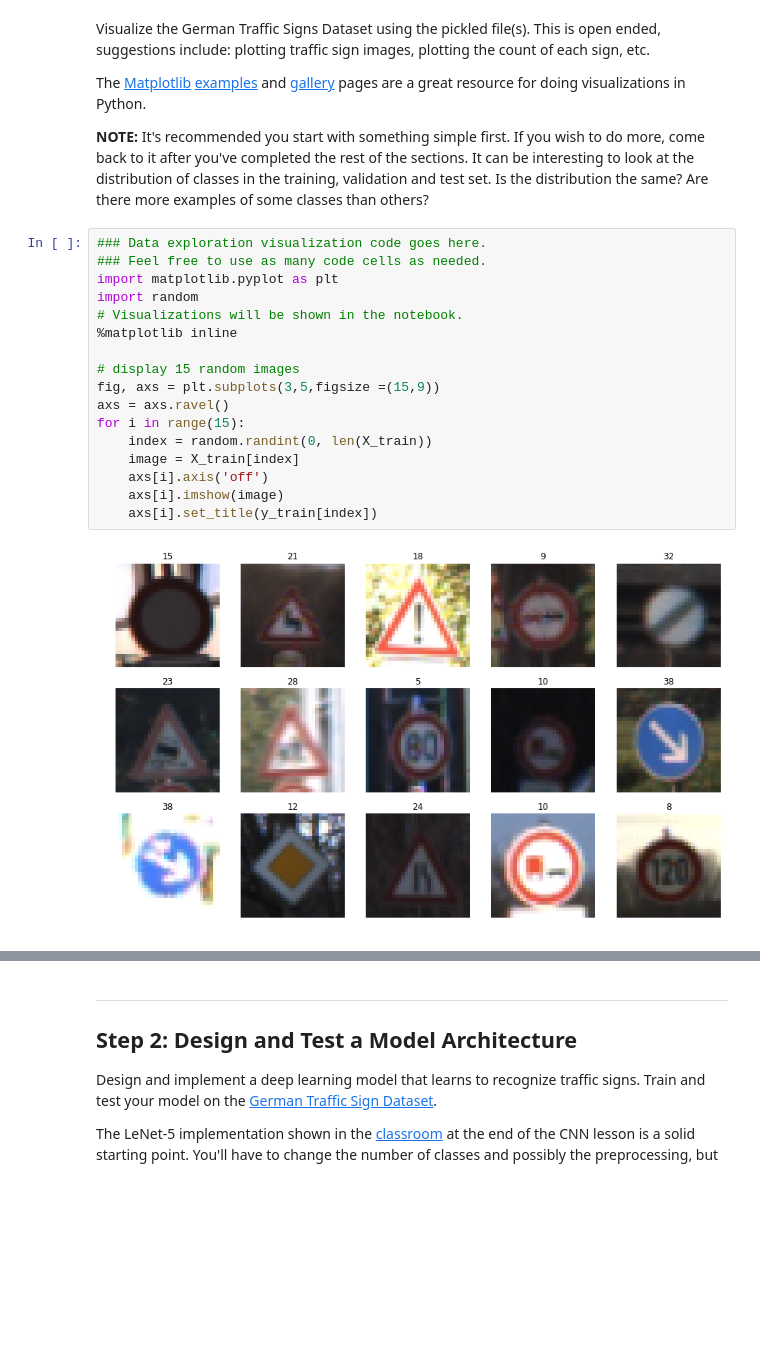
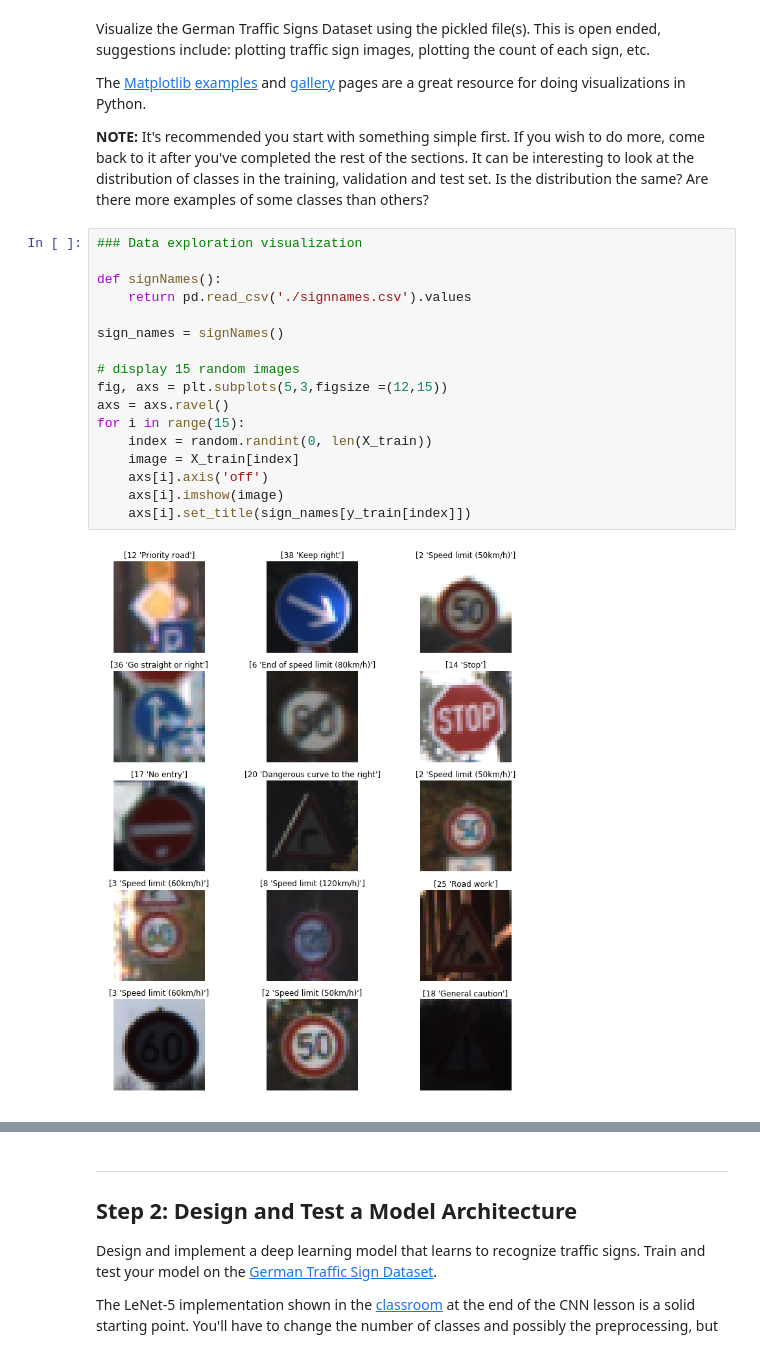
Before and after one commit to zhoujh30/CarND-Traffic-Sign-Classifier-Project, a Jupyter notebook: Traffic_Sign_Classifier.ipynb, the cells around one changed output, grey strips where cells are left out. Drawn from its saved outputs; the diff is of its cells as text; blank space fills up the shorter version.

Commit message:
Update notebook and html

```diff
--- a/Traffic_Sign_Classifier.ipynb
+++ b/Traffic_Sign_Classifier.ipynb
@@ -92,22 +99,22 @@ The [Matplotlib](http://matplotlib.org/) [examples](http://matplotlib.org/exampl
 
 **NOTE:** It's recommended you start with something simple first. If you wish to do more, come back to it after you've completed the rest of the sections. It can be interesting to look at the distribution of classes in the training, validation and test set. Is the distribution the same? Are there more examples of some classes than others?
 # %%
-### Data exploration visualization code goes here.
-### Feel free to use as many code cells as needed.
-import matplotlib.pyplot as plt
-import random
-# Visualizations will be shown in the notebook.
-%matplotlib inline
+### Data exploration visualization
+
+def signNames():
+    return pd.read_csv('./signnames.csv').values
+
+sign_names = signNames()
 
 # display 15 random images
-fig, axs = plt.subplots(3,5,figsize =(15,9))
+fig, axs = plt.subplots(5,3,figsize =(12,15))
 axs = axs.ravel()
 for i in range(15):
     index = random.randint(0, len(X_train))
     image = X_train[index]
     axs[i].axis('off')
     axs[i].imshow(image)
-    axs[i].set_title(y_train[index])
+    axs[i].set_title(sign_names[y_train[index]])
 # %% [output]
-[figure, old version]
+[figure, new version]
 # %%
```
Also changed, not shown: parts of 9 cells of this notebook, 2 other files.
